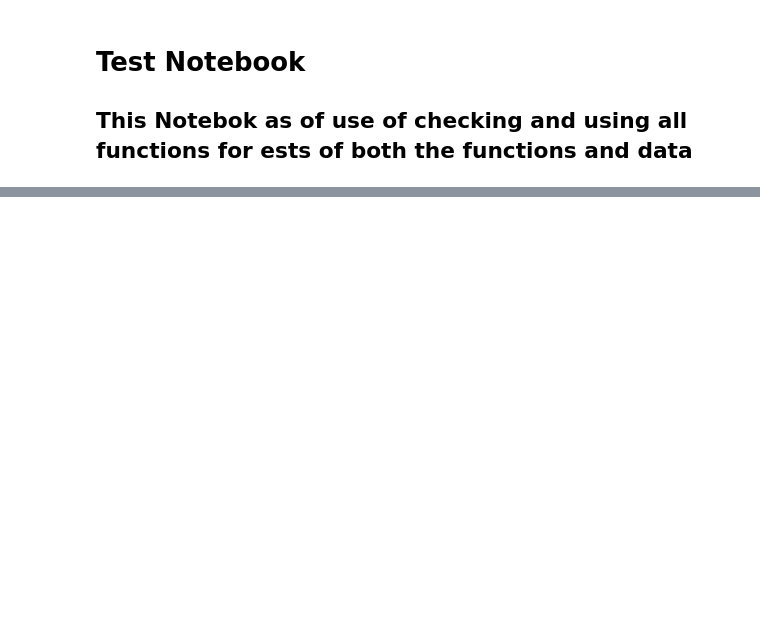
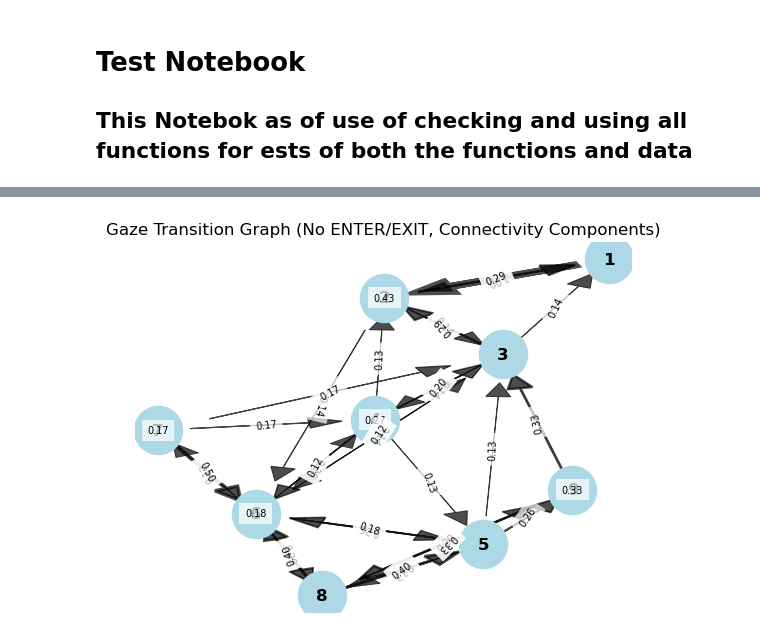
Before and after one commit to Ramot-Lab/gaze_processing, a Jupyter notebook: test.ipynb, the cells around one changed output, grey strips where cells are left out. Drawn from its saved outputs; the diff is of its cells as text; code cells hidden in the pictures; blank space fills up the shorter version.

Commit message:
mc analyzer - initial set up

```diff
--- a/test.ipynb
+++ b/test.ipynb
@@ -169,0 +76,22 @@ ValueError: None cannot be a node
+# %%
+from MCAnalyzer import MCAnalyzer
+from participant_gaze_data_manager import ParticipantGazeDataManager
+from Trial import TrialManager
+import matplotlib.pyplot as plt
+
+
+p_name = "AG562"
+task = "SDMT"
+group = "pwMS"  # "HC" or "pwMS"
+panel = "0"
+data_path = "/Volumes/ramot/Noam_M/Results/Behavior"
+
+participant_data = ParticipantGazeDataManager(p_name, data_path, task, group)
+
+panel_path = f'/Volumes/ramot/Noam_M/Results/Behavior/panels_images/SDMT/combined_testable_{panel}.jpg'
+img = plt.imread(panel_path)
+
+trial_maneger = TrialManager(participant_data, panel, img)
+
+mc_analyzer = MCAnalyzer(trial_maneger.trials)
+mc_analyzer.get_transition_probabilities()
@@ -169,0 +111,4 @@ ValueError: None cannot be a node
+# %%
+mc_analyzer.plot_transition_graph_no_enter_exit()
+# %% [output]
+[figure, added]
```
Also changed, not shown: parts of 23 cells of this notebook, 3 other files.
